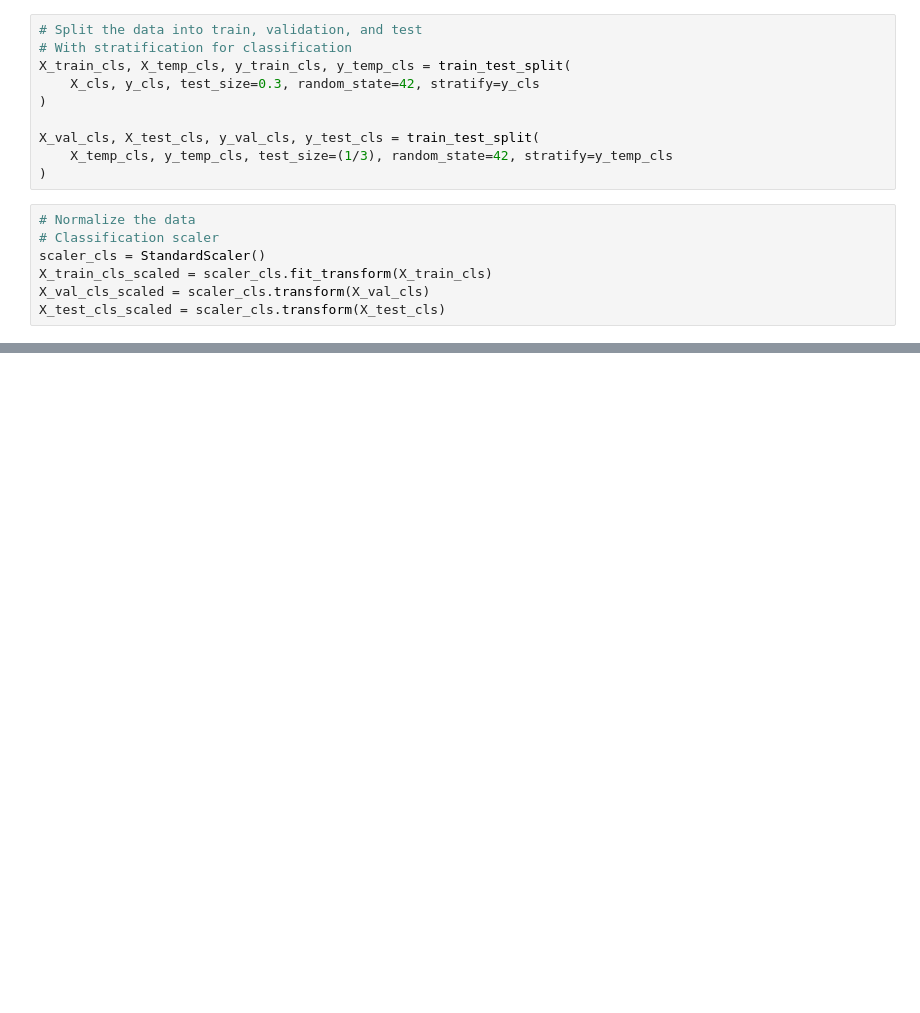
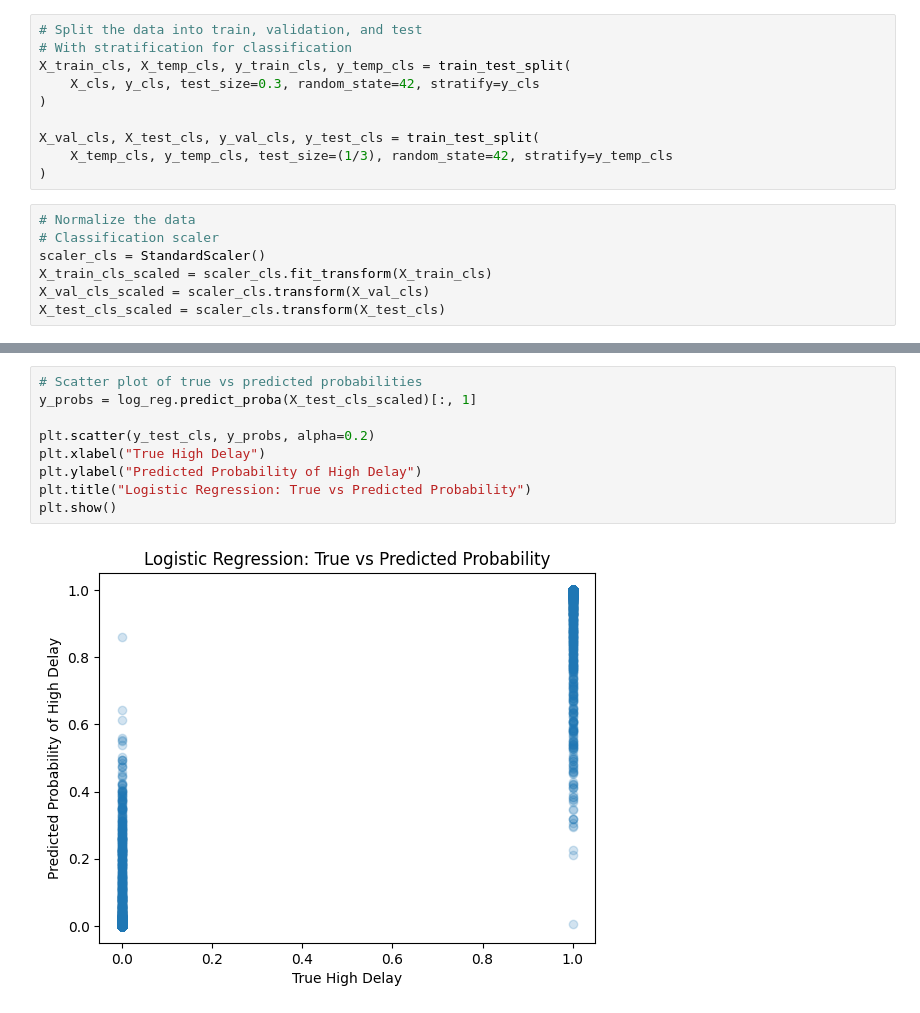
Before and after one commit to aausti25/DS3000-Group-11, a Jupyter notebook: LogisticRegression.ipynb, the cells around one changed output, grey strips where cells are left out. Saved outputs shown, nothing was run; the diff lists cells and outputs as text; blank space fills up the shorter version.

```diff
--- a/LogisticRegression.ipynb
+++ b/LogisticRegression.ipynb
@@ -130,0 +147,11 @@ Training + prediction time (s): 3.4940
+# %%
+# Scatter plot of true vs predicted probabilities
+y_probs = log_reg.predict_proba(X_test_cls_scaled)[:, 1]
+
+plt.scatter(y_test_cls, y_probs, alpha=0.2)
+plt.xlabel("True High Delay")
+plt.ylabel("Predicted Probability of High Delay")
+plt.title("Logistic Regression: True vs Predicted Probability")
+plt.show()
+# %% [output]
+[figure, added]
```
Also changed, not shown: parts of 4 cells of this notebook.
